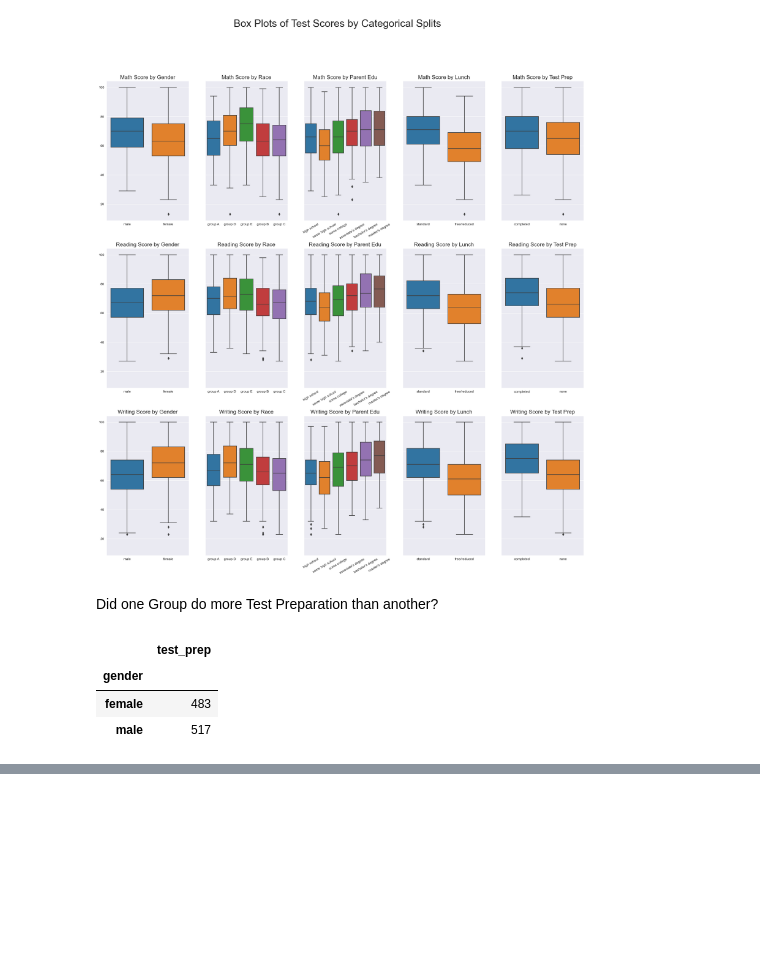
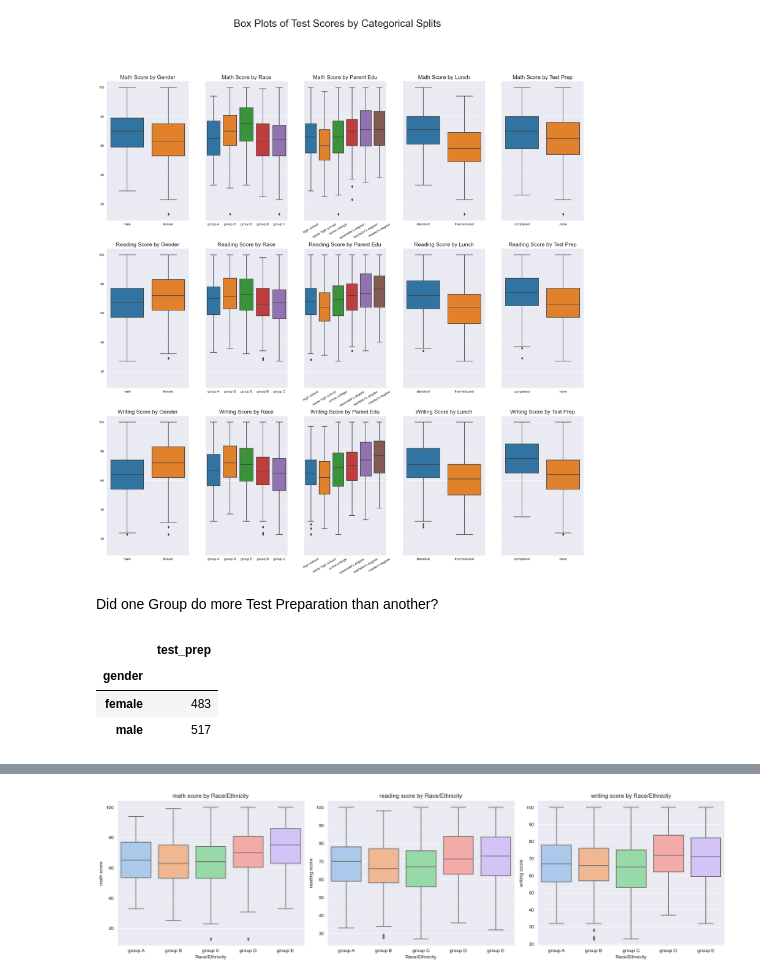
Before and after one commit to HarrisBoyle/analysis_of_test_scores, a Jupyter notebook: exam_analysis.ipynb, the cells around one changed output, grey strips where cells are left out. Cells and saved outputs as stored; diff of their text form; code cells hidden in the pictures; blank space fills up the shorter version.

```diff
--- a/exam_analysis.ipynb
+++ b/exam_analysis.ipynb
@@ -439,0 +490,15 @@ data[['gender','test_prep']].groupby(by='gender').count()
+# %%
+# Plotting the scores based on race/ethnicity
+plt.figure(figsize=(18, 5))
+
+for i, subject in enumerate(['math score', 'reading score', 'writing score'], 1):
+    plt.subplot(1, 3, i)
+    sns.boxplot(x=data['race'], y=data[subject], palette="pastel", order=sorted(data['race'].unique()))
+    plt.title(f'{subject} by Race/Ethnicity')
+    plt.xlabel('Race/Ethnicity')
+    plt.ylabel(subject)
+
+plt.tight_layout()
+plt.show()
+# %% [output]
+[figure, added]
```
Also changed, not shown: parts of 40 cells of this notebook.
